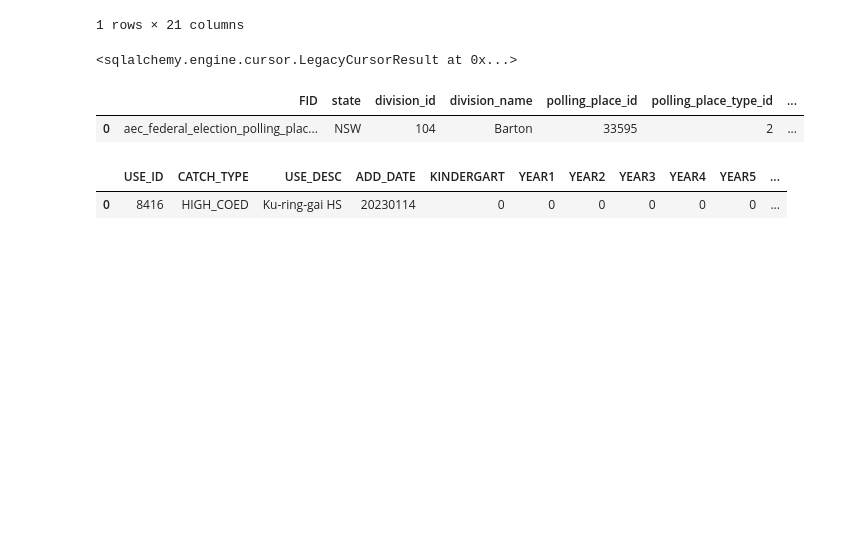
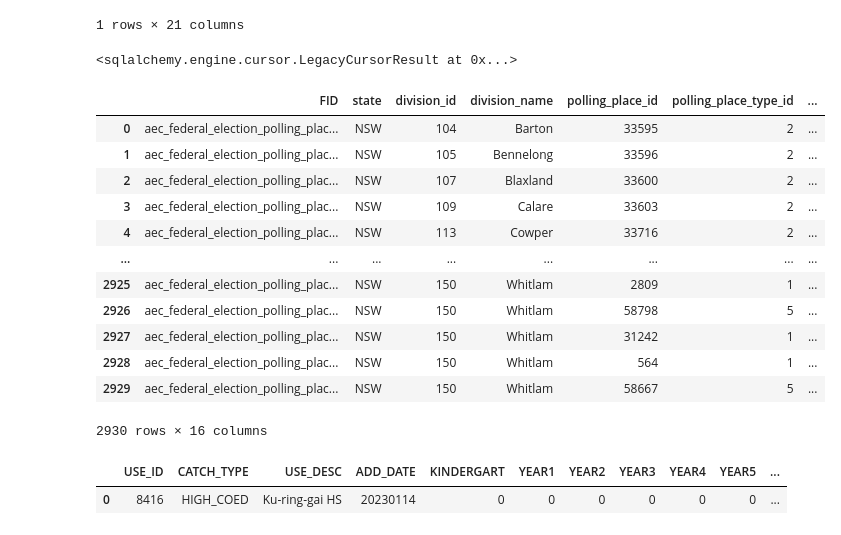
Before and after one commit to kennethtangtang/Data2001-group-work, a Jupyter notebook: Greater Sydney Analysis.ipynb, the cells around one changed output. Drawn from its saved outputs; the diff is of its cells as text; code cells hidden in the pictures; blank space fills up the shorter version.

```diff
--- a/Greater Sydney Analysis.ipynb
+++ b/Greater Sydney Analysis.ipynb
@@ -26,18 +26,8 @@ def pgconnect(credential_filepath, db_schema="public"):
         print(e)
         db, conn = None, None
     return db, conn
-
-def query(conn, sqlcmd, args=None, df=True):
-    result = pd.DataFrame() if df else None
-    try:
-        if df:
-            result = pd.read_sql_query(sqlcmd, conn, params=args)
-        else:
-            result = conn.execute(sqlcmd, args).fetchall()
-            result = result[0] if len(result) == 1 else result
-    except Exception as e:
-        print("Error encountered: ", e, sep='\n')
-    return result
+def query(conn, sql):
+    return pd.read_sql(sql, conn)
 
 db, conn = pgconnect(credentials)
 # %% [output]
@@ -278,10 +267,21 @@ CREATE TABLE pollingplaces2019 (
 <sqlalchemy.engine.cursor.LegacyCursorResult at 0x...>
 # %%
 pollingplaces2019.to_sql('pollingplaces2019', conn, if_exists='append', index=False, dtype={'geometry_wkt': Geometry('POINT', srid=4326)})
-query(conn, 'SELECT * FROM "pollingplaces2019"').head(1)
+query(conn, 'SELECT * FROM "pollingplaces2019"')
 # %% [output]
 |  | FID | state | division_id | division_name | polling_place_id | polling_place_type_id | ... |
 | 0 | aec_federal_election_polling_plac... | NSW | 104 | Barton | 33595 | 2 | ... |
+| 1 | aec_federal_election_polling_plac... | NSW | 105 | Bennelong | 33596 | 2 | ... |
+| 2 | aec_federal_election_polling_plac... | NSW | 107 | Blaxland | 33600 | 2 | ... |
+| 3 | aec_federal_election_polling_plac... | NSW | 109 | Calare | 33603 | 2 | ... |
+| 4 | aec_federal_election_polling_plac... | NSW | 113 | Cowper | 33716 | 2 | ... |
+| ... | ... | ... | ... | ... | ... | ... | ... |
+| 2925 | aec_federal_election_polling_plac... | NSW | 150 | Whitlam | 2809 | 1 | ... |
+| 2926 | aec_federal_election_polling_plac... | NSW | 150 | Whitlam | 58798 | 5 | ... |
+| 2927 | aec_federal_election_polling_plac... | NSW | 150 | Whitlam | 31242 | 1 | ... |
+| 2928 | aec_federal_election_polling_plac... | NSW | 150 | Whitlam | 564 | 1 | ... |
+| 2929 | aec_federal_election_polling_plac... | NSW | 150 | Whitlam | 58667 | 5 | ... |
+2930 rows × 16 columns
 # %%
 def create_wkt_element(geom, srid):
     if geom.geom_type == 'Polygon':
```
Also changed, not shown: parts of 11 cells of this notebook, 4 other files.
